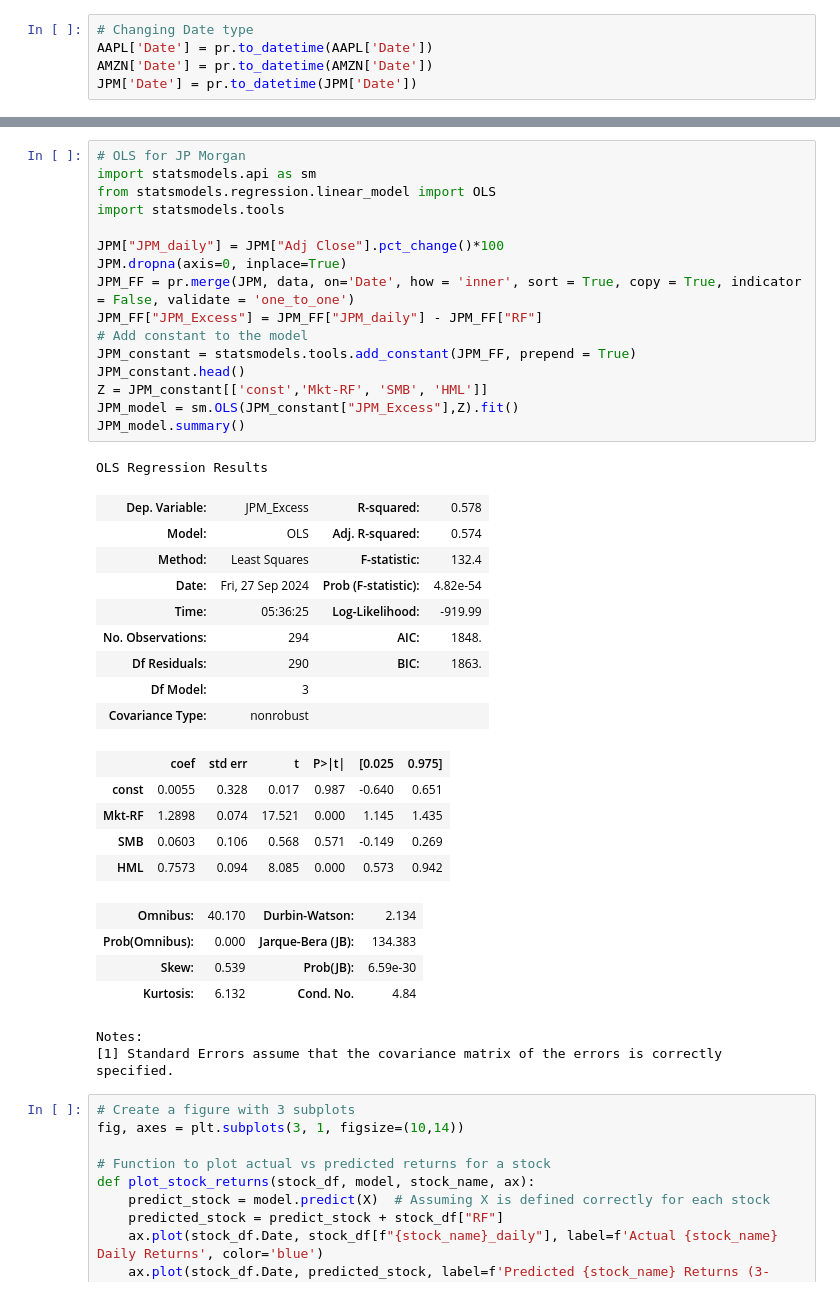
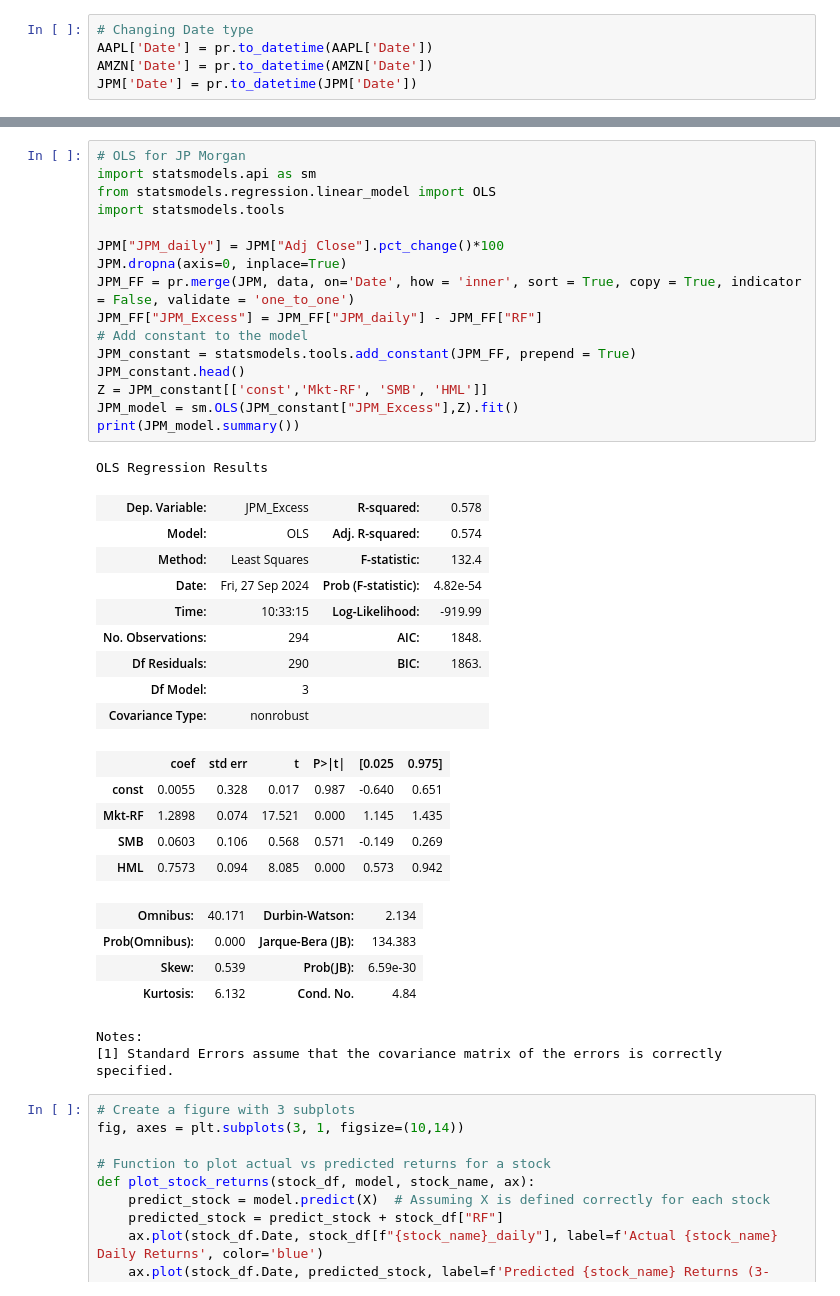
Before and after one commit to KiranReddy0808/Python-Scripts, a Jupyter notebook: Models/FamaFrench_Portfolio.ipynb, the cells around one changed output, grey strips where cells are left out. Cells and saved outputs as stored; diff of their text form.

```diff
--- a/Models/FamaFrench_Portfolio.ipynb
+++ b/Models/FamaFrench_Portfolio.ipynb
@@ -172,26 +168,26 @@ Notes:
 # %%
 # OLS for JP Morgan
 import statsmodels.api as sm
 from statsmodels.regression.linear_model import OLS
 import statsmodels.tools
 
 JPM["JPM_daily"] = JPM["Adj Close"].pct_change()*100
 JPM.dropna(axis=0, inplace=True)
 JPM_FF = pr.merge(JPM, data, on='Date', how = 'inner', sort = True, copy = True, indicator = False, validate = 'one_to_one')
 JPM_FF["JPM_Excess"] = JPM_FF["JPM_daily"] - JPM_FF["RF"]
 # Add constant to the model
 JPM_constant = statsmodels.tools.add_constant(JPM_FF, prepend = True)
 JPM_constant.head()
 Z = JPM_constant[['const','Mkt-RF', 'SMB', 'HML']]
 JPM_model = sm.OLS(JPM_constant["JPM_Excess"],Z).fit()
-JPM_model.summary()
+print(JPM_model.summary())
 # %% [output]
 OLS Regression Results
 | Dep. Variable: | JPM_Excess | R-squared: | 0.578 |
 | Model: | OLS | Adj. R-squared: | 0.574 |
 | Method: | Least Squares | F-statistic: | 132.4 |
 | Date: | Fri, 27 Sep 2024 | Prob (F-statistic): | 4.82e-54 |
-| Time: | 05:36:25 | Log-Likelihood: | -919.99 |
+| Time: | 10:33:15 | Log-Likelihood: | -919.99 |
 | No. Observations: | 294 | AIC: | 1848. |
 | Df Residuals: | 290 | BIC: | 1863. |
 | Df Model: | 3 |  |  |
@@ -201,7 +197,7 @@ OLS Regression Results
 | Mkt-RF | 1.2898 | 0.074 | 17.521 | 0.000 | 1.145 | 1.435 |
 | SMB | 0.0603 | 0.106 | 0.568 | 0.571 | -0.149 | 0.269 |
 | HML | 0.7573 | 0.094 | 8.085 | 0.000 | 0.573 | 0.942 |
-| Omnibus: | 40.170 | Durbin-Watson: | 2.134 |
+| Omnibus: | 40.171 | Durbin-Watson: | 2.134 |
 | Prob(Omnibus): | 0.000 | Jarque-Bera (JB): | 134.383 |
 | Skew: | 0.539 | Prob(JB): | 6.59e-30 |
 | Kurtosis: | 6.132 | Cond. No. | 4.84 |
```
Also changed, not shown: parts of 2 cells of this notebook.
